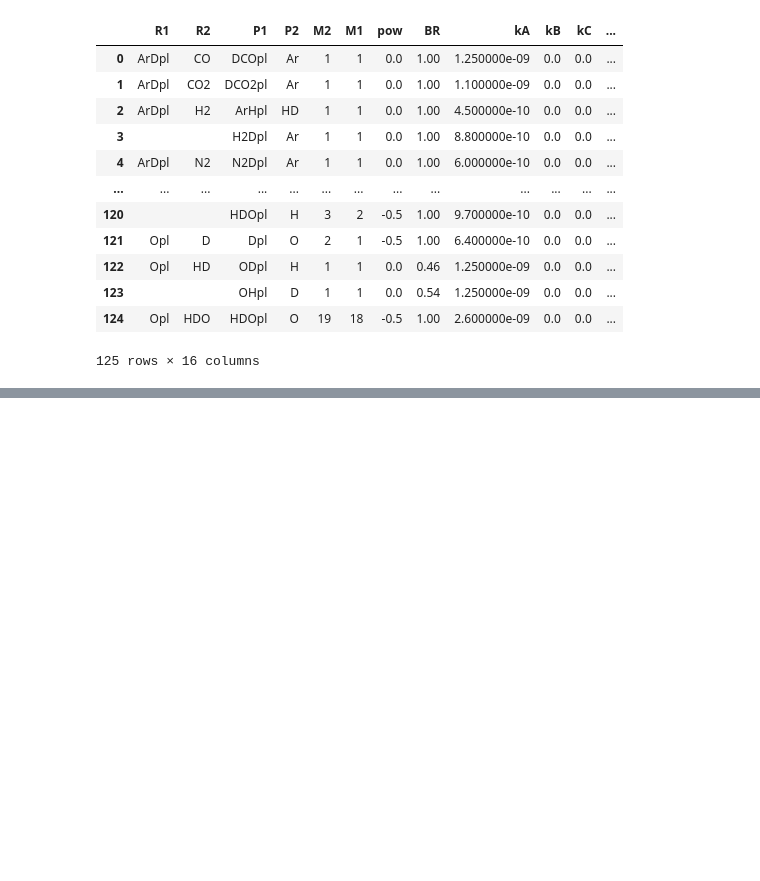
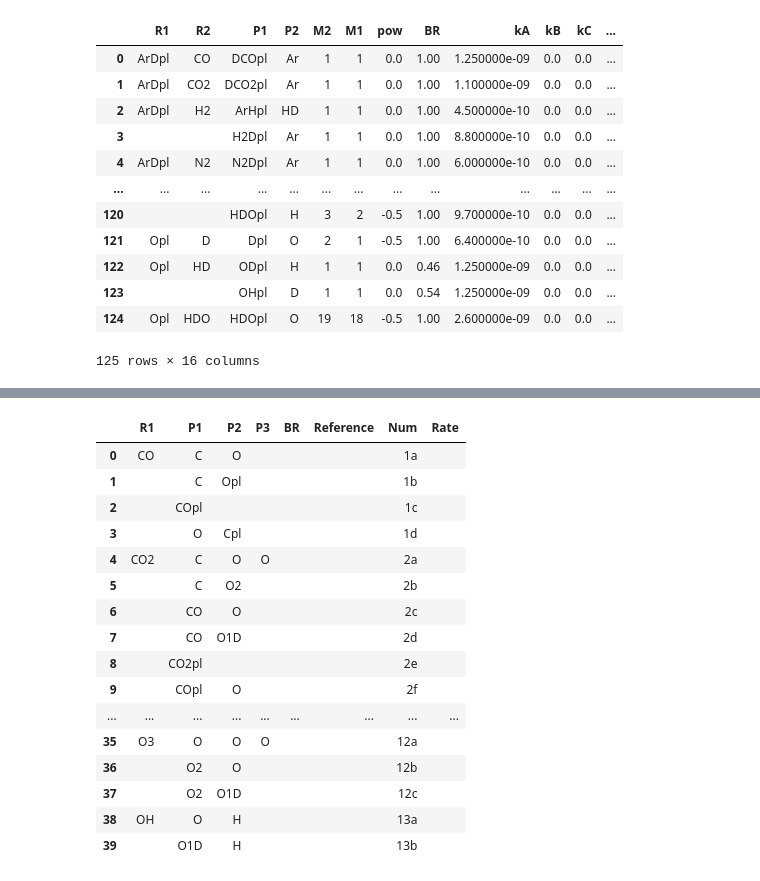
Before and after one commit to emcangi/bluejay, a Jupyter notebook: Format_Reaction_Latex_Tables_Separately.ipynb, the cells around one changed output, grey strips where cells are left out. Drawn from its saved outputs; the diff is of its cells as text; code cells hidden in the pictures; blank space fills up the shorter version.

```diff
--- a/Format_Reaction_Latex_Tables_Separately.ipynb
+++ b/Format_Reaction_Latex_Tables_Separately.ipynb
@@ -684,0 +781,26 @@ big_df_final.to_latex("ReactionTables/D_table_with_neutrals.tex", index=False, l
+# %%
+# Re-do the reaction number column
+photo_df.loc[:, "Num"] = range(1, len(photo_df)+1)
+
+# Assign reaction numbers
+assign_reaction_numbers(photo_df)
+
+photo_df
+# %% [output]
+|  | R1 | P1 | P2 | P3 | BR | Reference | Num | Rate |
+| 0 | CO | C | O |  |  |  | 1a |  |
+| 1 |  | C | Opl |  |  |  | 1b |  |
+| 2 |  | COpl |  |  |  |  | 1c |  |
+| 3 |  | O | Cpl |  |  |  | 1d |  |
+| 4 | CO2 | C | O | O |  |  | 2a |  |
+| 5 |  | C | O2 |  |  |  | 2b |  |
+| 6 |  | CO | O |  |  |  | 2c |  |
+| 7 |  | CO | O1D |  |  |  | 2d |  |
+| 8 |  | CO2pl |  |  |  |  | 2e |  |
+| 9 |  | COpl | O |  |  |  | 2f |  |
+| ... | ... | ... | ... | ... | ... | ... | ... | ... |
+| 35 | O3 | O | O | O |  |  | 12a |  |
+| 36 |  | O2 | O |  |  |  | 12b |  |
+| 37 |  | O2 | O1D |  |  |  | 12c |  |
+| 38 | OH | O | H |  |  |  | 13a |  |
+| 39 |  | O1D | H |  |  |  | 13b |  |
```
Also changed, not shown: parts of 41 cells of this notebook, 17 other files.
